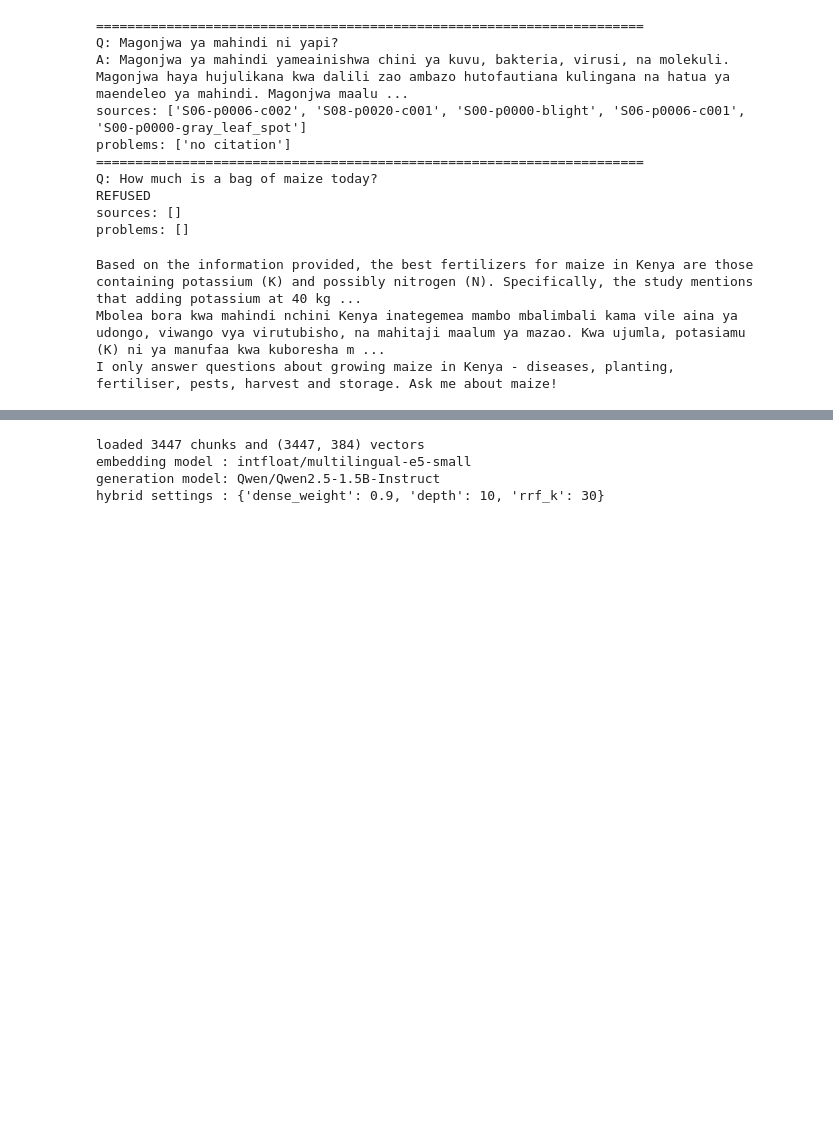
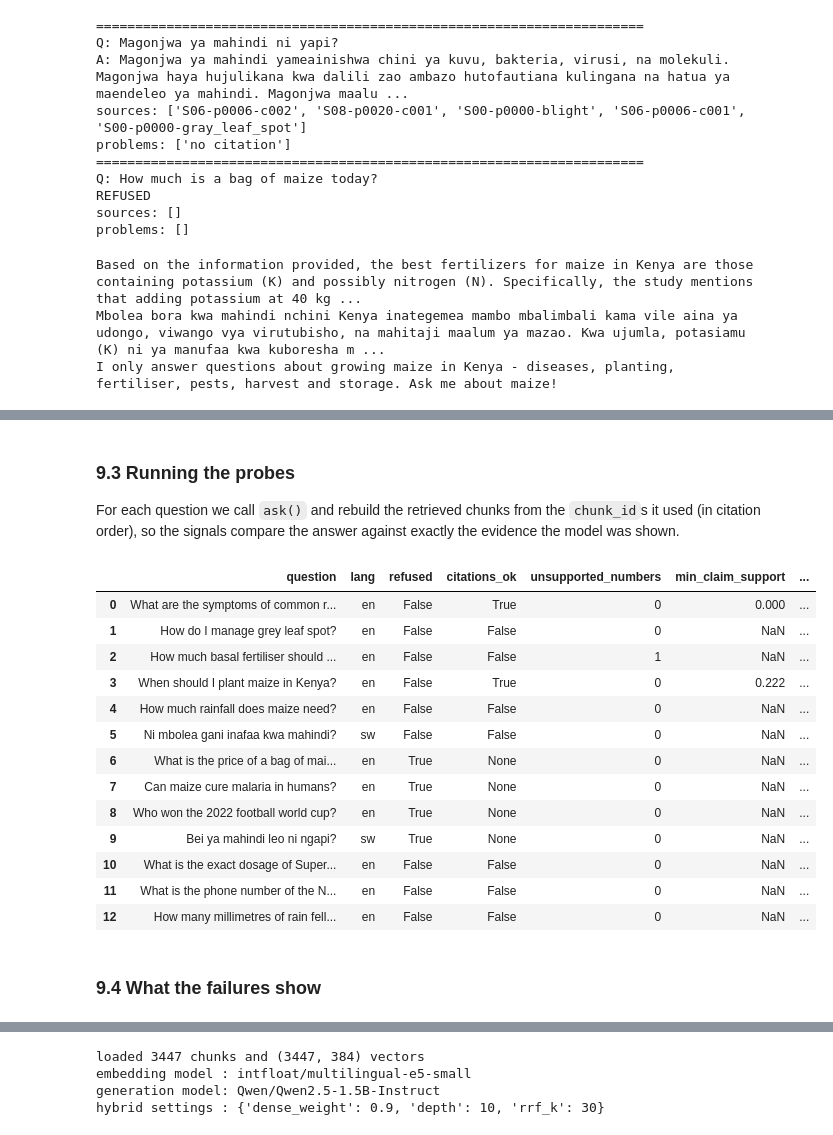
Before and after one commit to WillardDev/Farmers-Assistant-RAG-, a Jupyter notebook: RAG_Advisory_Chatbot.ipynb, the cells around one changed output, grey strips where cells are left out. Saved outputs shown, nothing was run; the diff lists cells and outputs as text; code cells hidden in the pictures; blank space fills up the shorter version.

Commit message:
Error Analysis

```diff
--- a/RAG_Advisory_Chatbot.ipynb
+++ b/RAG_Advisory_Chatbot.ipynb
@@ -1723,0 +1812,64 @@ I only answer questions about growing maize in Kenya - diseases, planting, ferti
+# %% [markdown]
+### 9.3 Running the probes
+
+For each question we call `ask()` and rebuild the retrieved chunks from the `chunk_id`s it used (in citation order), so the signals compare the answer against exactly the evidence the model was shown.
+# %%
+def probe(item):
+    result = ask(item["q"])
+
+    if result["refused"]:
+        return {"question": item["q"], "lang": item["lang"], "refused": True,
+                "citations_ok": None, "unsupported_numbers": 0,
+                "min_claim_support": None, "answer_context_cosine": None,
+                "refusal_correct": item["expect"] == "refuse", "flags": [],
+                "answer": result["answer"]}
+
+    hits = [(i, CHUNK_BY_ID[cid]) for i, cid in enumerate(result["sources"], start=1)
+            if cid in CHUNK_BY_ID]
+    context_text = " ".join(chunk["text"] for _, chunk in hits)
+    problems = result["problems"]
+    unsupported = unsupported_numbers(result["answer"], context_text)
+    support = None if looks_swahili(result["answer"]) else claim_support(result["answer"], hits)
+    cosine = answer_context_cosine(result["answer"], context_text)
+
+    flags = list(problems)
+    if unsupported:
+        flags.append("unsupported numbers: " + ", ".join(unsupported[:4]))
+    if support is not None and support < MIN_SUPPORT:
+        flags.append("weak claim support")
+    if cosine < MIN_COSINE:
+        flags.append("answer drifts from context")
+    if item["expect"] == "refuse":
+        flags.append("should have refused")
+
+    return {"question": item["q"], "lang": item["lang"], "refused": False,
+            "citations_ok": not any("citation" in p for p in problems),
+            "unsupported_numbers": len(unsupported),
+            "min_claim_support": round(support, 3) if support is not None else None,
+            "answer_context_cosine": round(cosine, 3),
+            "refusal_correct": item["expect"] != "refuse", "flags": flags,
+            "answer": result["answer"][:400]}
+
+
+probes = [probe(item) for item in ERROR_SET]
+report = pd.DataFrame(probes)
+report["flagged"] = report["flags"].apply(bool)
+report[["question", "lang", "refused", "citations_ok", "unsupported_numbers",
+        "min_claim_support", "answer_context_cosine", "flagged"]]
+# %% [output]
+|  | question | lang | refused | citations_ok | unsupported_numbers | min_claim_support | ... |
+| 0 | What are the symptoms of common r... | en | False | True | 0 | 0.000 | ... |
+| 1 | How do I manage grey leaf spot? | en | False | False | 0 | NaN | ... |
+| 2 | How much basal fertiliser should ... | en | False | False | 1 | NaN | ... |
+| 3 | When should I plant maize in Kenya? | en | False | True | 0 | 0.222 | ... |
+| 4 | How much rainfall does maize need? | en | False | False | 0 | NaN | ... |
+| 5 | Ni mbolea gani inafaa kwa mahindi? | sw | False | False | 0 | NaN | ... |
+| 6 | What is the price of a bag of mai... | en | True | None | 0 | NaN | ... |
+| 7 | Can maize cure malaria in humans? | en | True | None | 0 | NaN | ... |
+| 8 | Who won the 2022 football world cup? | en | True | None | 0 | NaN | ... |
+| 9 | Bei ya mahindi leo ni ngapi? | sw | True | None | 0 | NaN | ... |
+| 10 | What is the exact dosage of Super... | en | False | False | 0 | NaN | ... |
+| 11 | What is the phone number of the N... | en | False | False | 0 | NaN | ... |
+| 12 | How many millimetres of rain fell... | en | False | False | 0 | NaN | ... |
+# %% [markdown]
+### 9.4 What the failures show
```
Also changed, not shown: parts of 20 cells of this notebook, 11 other files.
